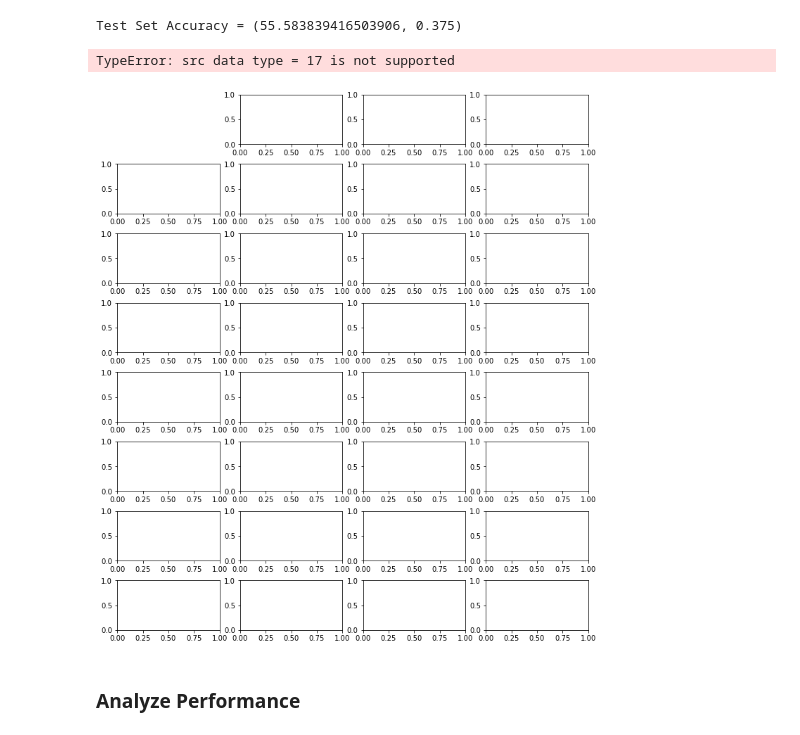
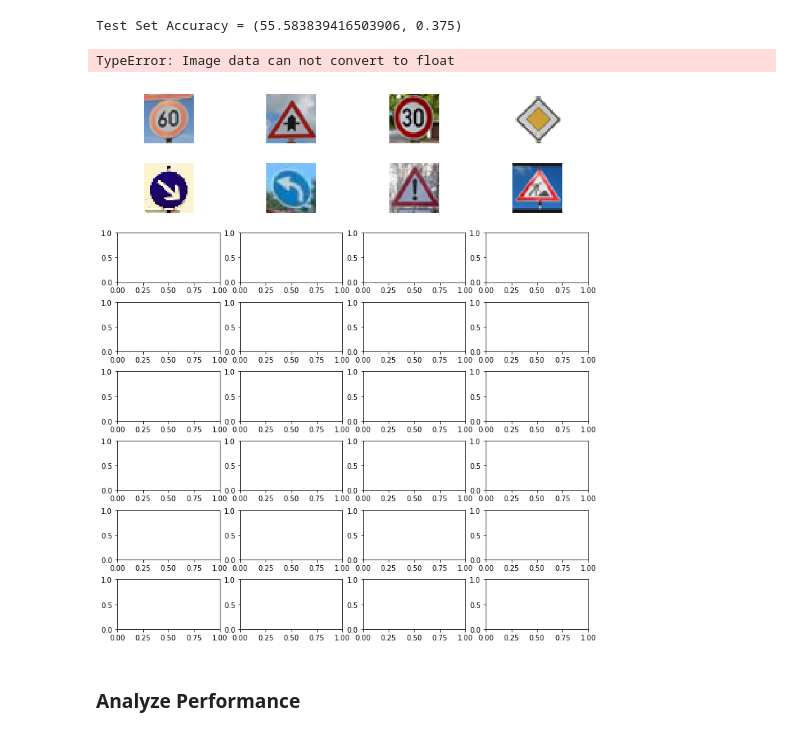
Before and after one commit to carter3689/Self-driving-car-project2, a Jupyter notebook: Traffic_Sign_Classifier.ipynb, the cells around one changed output. Drawn from its saved outputs; the diff is of its cells as text; code cells hidden in the pictures.

```diff
--- a/Traffic_Sign_Classifier.ipynb
+++ b/Traffic_Sign_Classifier.ipynb
@@ -515,37 +515,45 @@ top_k = tf.nn.top_k(softmax_logits, k=3)
 with tf.Session() as sess:
     sess.run(tf.global_variables_initializer())
     saver = tf.train.import_meta_graph('./lenet.meta')
     saver.restore(sess, "./lenet")
     my_softmax_logits = sess.run(softmax_logits, feed_dict={x: candidate_images_normalized, keep_prob: 1.0})
     my_top_k = sess.run(top_k, feed_dict={x: candidate_images_normalized, keep_prob: 1.0})
 
 
     fig, axs = plt.subplots(len(candidate_images),4, figsize=(12, 14))
     fig.subplots_adjust(hspace = .4, wspace=.2)
     axs = axs.ravel()
 
-    for i, image in enumerate(candidate_images):
+    candidate_images = []
+
+    for i, img in enumerate(glob.glob('./my-found-traffic-signs/*x.png')):
+        image = cv2.imread(img)
+        axs[i].axis('off')
+        axs[i].imshow(cv2.cvtColor(image, cv2.COLOR_BGR2RGB))
+        candidate_images.append(image)
+
+    for i, image in enumerate(candidate_images_normalized):
         axs[4*i].axis('off')
-        axs[4*i].imshow(cv2.cvtColor(image, cv2.COLOR_BGR2RGB))
+        axs[i].imshow(image)
         axs[4*i].set_title('input')
         guess1 = my_top_k[1][i][0]
         index1 = np.argwhere(y_validation == guess1)[0]
         axs[4*i+1].axis('off')
         axs[4*i+1].imshow(X_validation[index1].squeeze(), cmap='gray')
         axs[4*i+1].set_title('top guess: {} ({:.0f}%)'.format(guess1, 100*my_top_k[0][i][0]))
         guess2 = my_top_k[1][i][1]
         index2 = np.argwhere(y_validation == guess2)[0]
         axs[4*i+2].axis('off')
         axs[4*i+2].imshow(X_validation[index2].squeeze(), cmap='gray')
         axs[4*i+2].set_title('2nd guess: {} ({:.0f}%)'.format(guess2, 100*my_top_k[0][i][1]))
         guess3 = my_top_k[1][i][2]
         index3 = np.argwhere(y_validation == guess3)[0]
         axs[4*i+3].axis('off')
         axs[4*i+3].imshow(X_validation[index3].squeeze(), cmap='gray')
         axs[4*i+3].set_title('3rd guess: {} ({:.0f}%)'.format(guess3, 100*my_top_k[0][i][2]))
 # %% [output]
-TypeError: src data type = 17 is not supported
+TypeError: Image data can not convert to float
-[figure, old version]
+[figure, new version]
 # %% [markdown]
 ### Analyze Performance
 # %%
```
Also changed, not shown: 1 other file.
